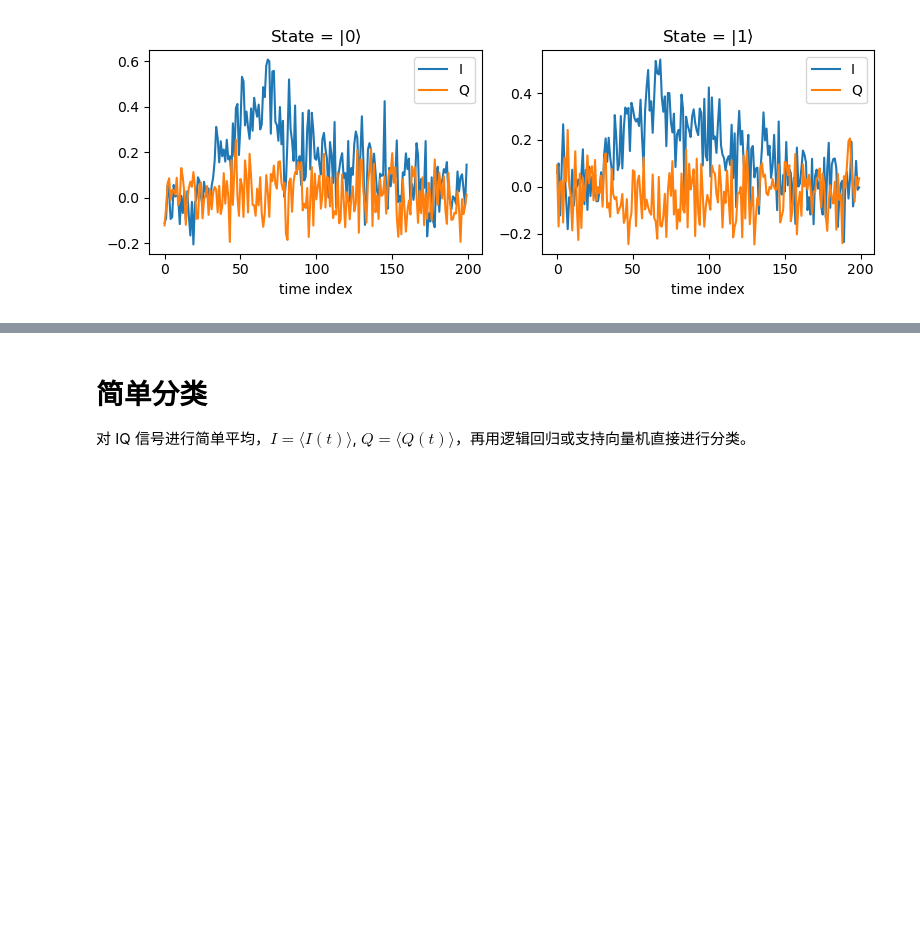
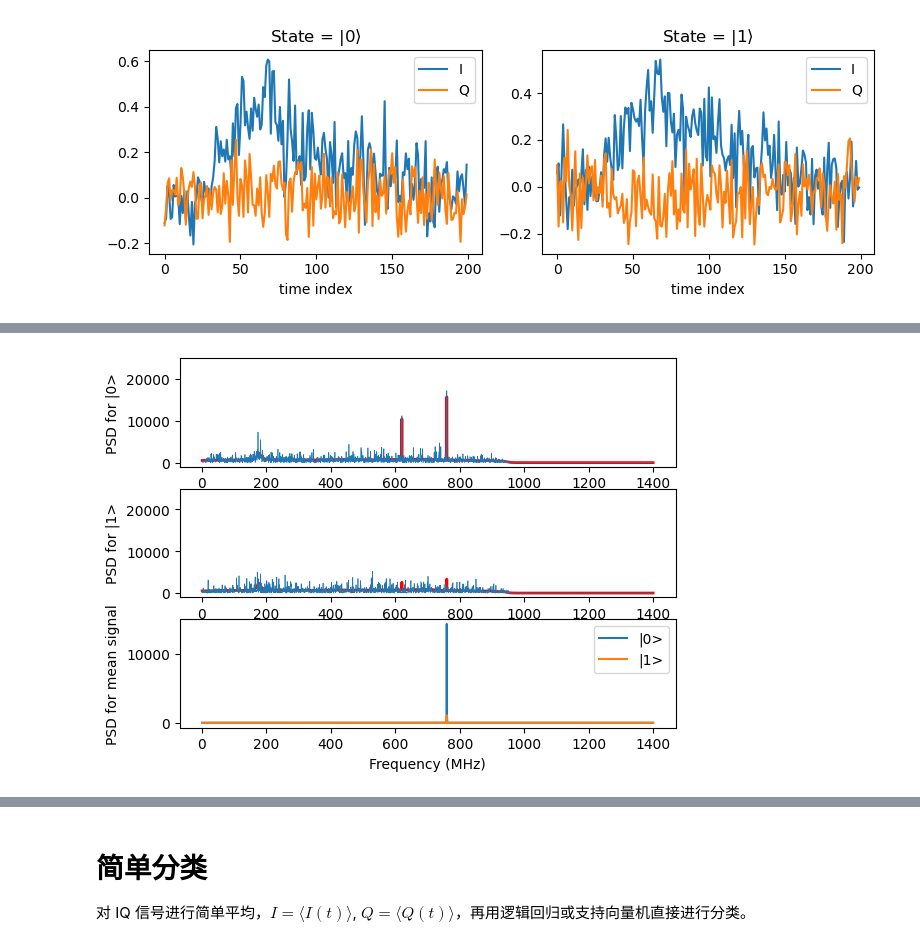
Before and after one commit to coding-xyz/qpu-gpu-co-processing, a Jupyter notebook: test_readout.ipynb, the cells around one changed output, grey strips where cells are left out. Cells and saved outputs as stored; diff of their text form; code cells hidden in the pictures; blank space fills up the shorter version.

```diff
--- a/test_readout.ipynb
+++ b/test_readout.ipynb
@@ -133,0 +153,36 @@ y = np.concatenate([np.zeros(x0.shape[0]), np.ones(x1.shape[0])])
+# %%
+import matplotlib.pyplot as plt
+from src.readout import compute_psd_rfft
+
+fs =2.8e9
+window = (1000, -1)
+freq, psd = compute_psd_rfft(x, fs, window=window)
+
+psd0 = np.mean(psd[y==0,:], axis=0)
+psd1 = np.mean(psd[y==1,:], axis=0)
+_, psd0_mean = compute_psd_rfft(np.mean(x[y==0,:],axis=0), fs, window=window)
+_, psd1_mean = compute_psd_rfft(np.mean(x[y==1,:],axis=0), fs, window=window)
+
+mask = (freq > 0e6) & (freq <= 1.5e9)
+
+plt.figure()
+plt.subplot(3,1,1)
+plt.plot(freq[mask]/1e6, psd0[mask], lw=2, c='r')
+plt.plot(freq[mask]/1e6, psd[idx[0],mask], lw=0.5)
+plt.ylabel("PSD for |0>")
+plt.ylim((-1e3,2.5e4))
+plt.subplot(3,1,2)
+plt.plot(freq[mask]/1e6, psd1[mask], lw=2, c='r')
+plt.plot(freq[mask]/1e6, psd[idx[1],mask], lw=0.5)
+plt.ylabel("PSD for |1>")
+plt.ylim((-1e3,2.5e4))
+plt.subplot(3,1,3)
+plt.plot(freq[mask]/1e6, psd0_mean[0,mask], label="|0>")
+plt.plot(freq[mask]/1e6, psd1_mean[0,mask], label="|1>")
+plt.xlabel("Frequency (MHz)")
+plt.ylabel("PSD for mean signal")
+plt.legend()
+# plt.title(f"Peak = {f_peak/1e6:.3f} MHz")
+plt.show()
+# %% [output]
+[figure, added]
```
Also changed, not shown: parts of 54 cells of this notebook, 9 other files.
